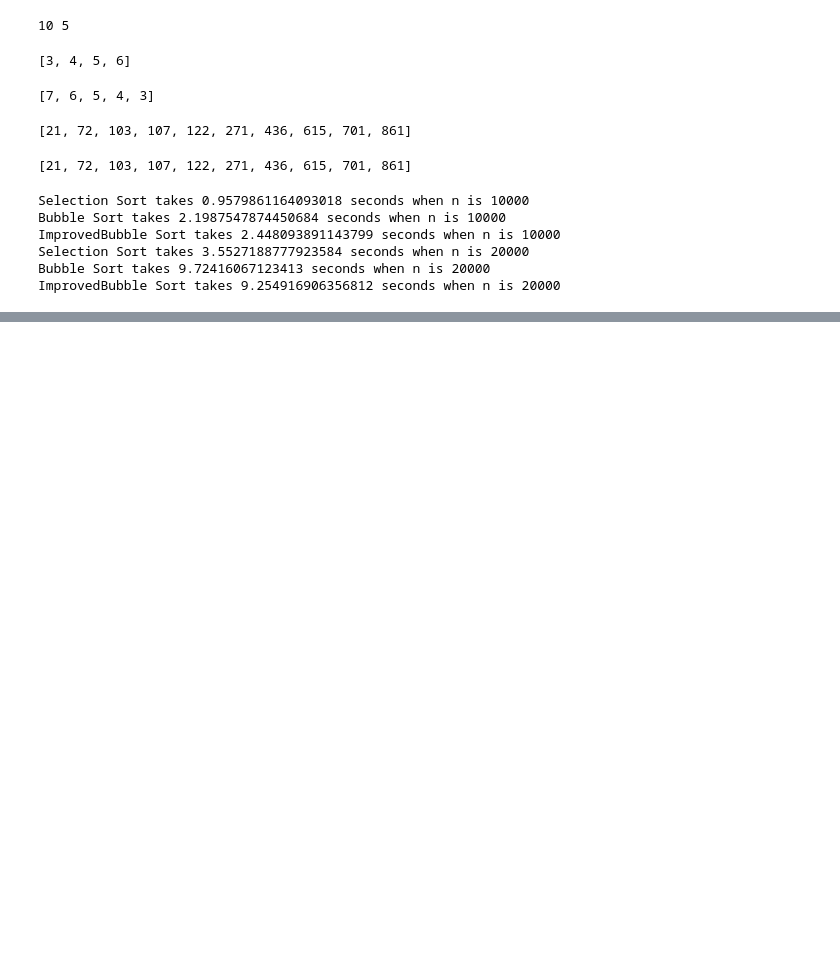
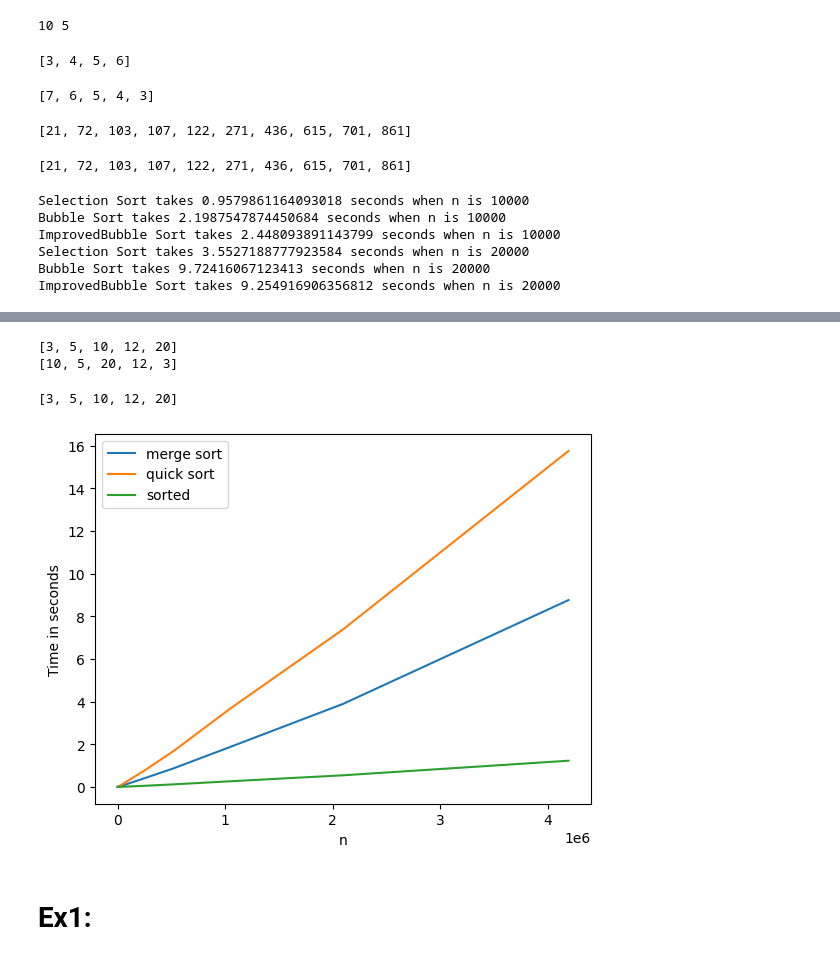
Before and after one commit to inancarin/DSA201_2024_2025_FALL, a Jupyter notebook: Week11/Lecture/Sorting_lecture.ipynb, the cells around one changed output, grey strips where cells are left out. Drawn from its saved outputs; the diff is of its cells as text; code cells hidden in the pictures; blank space fills up the shorter version.

```diff
--- a/Week11/Lecture/Sorting_lecture.ipynb
+++ b/Week11/Lecture/Sorting_lecture.ipynb
@@ -108,0 +133,5 @@ ImprovedBubble Sort takes 9.254916906356812 seconds when n is 20000
+# %%
+list1  = [2,4,5,8]
+list2 = [3,6,9,10,12,14,16]
+res = mergeTwoSortedList(list1, list2)
+print(res)
@@ -108,0 +153,4 @@ ImprovedBubble Sort takes 9.254916906356812 seconds when n is 20000
+# %%
+myList = [10, 4, 5, 100, 15, 12, 95]
+myList = mergeSort(myList)
+print(myList)
@@ -108,0 +206,10 @@ ImprovedBubble Sort takes 9.254916906356812 seconds when n is 20000
+# %%
+for n in [1000000, 2000000]:
+    np.random.seed(42)
+    myList = np.random.randint(1, 1000, n).tolist()
+
+    start = time.time()
+    myList = mergeSort(myList)
+    end = time.time()
+    diff = end - start
+    print("Merge Sort takes", diff, "seconds when n is", n)
@@ -108,0 +219,14 @@ ImprovedBubble Sort takes 9.254916906356812 seconds when n is 20000
+# %%
+myList = [10, 5, 20, 12, 3]
+res = sorted(myList) # PowerSort() -> O(n logn)
+print(res)
+print(myList)
+# %% [output]
+[3, 5, 10, 12, 20]
+[10, 5, 20, 12, 3]
+# %%
+myList = [10, 5, 20, 12, 3]
+myList.sort()
+print(myList)
+# %% [output]
+[3, 5, 10, 12, 20]
@@ -108,0 +257,47 @@ ImprovedBubble Sort takes 9.254916906356812 seconds when n is 20000
+# %%
+x_vals = []
+y_vals_merge = []
+y_vals_quick = []
+y_vals_sorted = []
+
+n = 2
+for i in range(22):
+    x_vals.append(n)
+
+    np.random.seed(42)
+    arr = np.random.randint(0, 1000000, n)
+
+    start = time.time()
+    arr = mergeSort(arr)
+    end = time.time()
+    y_vals_merge.append(end-start)
+
+    np.random.seed(42)
+    arr = np.random.randint(0, 1000000, n)
+
+    start = time.time()
+    QuickSort(0, len(arr)-1, arr)
+    end = time.time()
+    y_vals_quick.append(end-start)
+
+    np.random.seed(42)
+    arr = np.random.randint(0, 1000000, n)
+
+    start = time.time()
+    arr = sorted(arr)
+    end = time.time()
+    y_vals_sorted.append(end-start)
+
+    n *= 2
+
+plt.plot(x_vals, y_vals_merge, label="merge sort")
+plt.plot(x_vals, y_vals_quick, label="quick sort")
+plt.plot(x_vals, y_vals_sorted, label="sorted")
+plt.xlabel("n")
+plt.ylabel("Time in seconds")
+plt.legend()
+plt.show()
+# %% [output]
+[figure, added]
+# %% [markdown]
+# Ex1:
```
Also changed, not shown: parts of 20 cells of this notebook.
